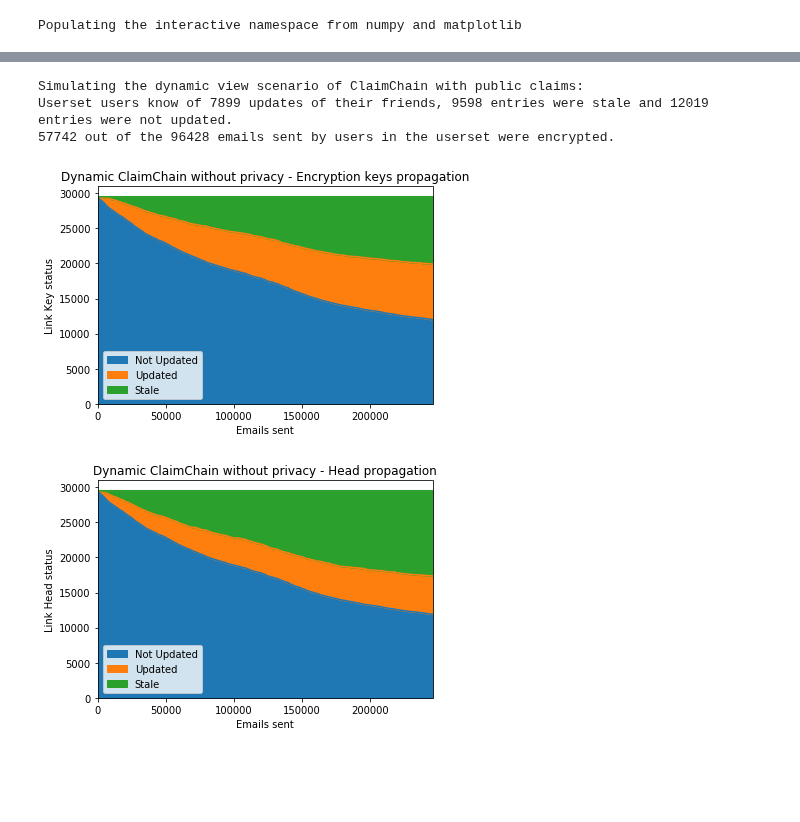
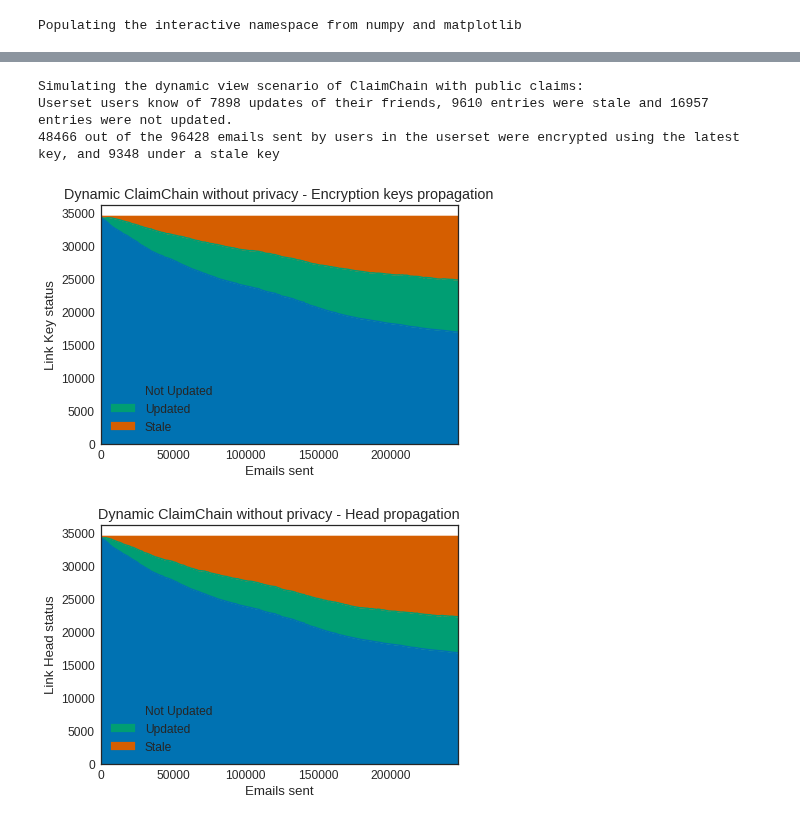
Before and after one commit to claimchain/claimchain-core, a Jupyter notebook: simulations/replay_log.ipynb, the cells around one changed output, grey strips where cells are left out. Drawn from its saved outputs; the diff is of its cells as text; code cells hidden in the pictures; blank space fills up the shorter version.

```diff
--- a/simulations/replay_log.ipynb
+++ b/simulations/replay_log.ipynb
@@ -12,6 +13,10 @@ import pandas as pd
 # %%
 # Set logging level to INFO
 logging.basicConfig(level=logging.DEBUG)
+# %%
+sns.set_context("paper", font_scale=1.5)
+sns.set_style("white")
+sns.set_palette('colorblind', n_colors=4)
 # %%
 class Message:
     '''Class to keep sender, timestamp, public (To/Cc) and hidden (Bcc) recipients of a message
@@ -92,6 +105,7 @@ def eval_propagation(prop_dict, term_index, social_graph, userset):
             # Do not count links derived from emails found in the Sent directories of the users
             # in the userset, when the sender address is not the main one of that user
             if (user, friend) not in prop_dict:
+                not_updated += 1
                 continue
 
             # If entry value is 0, then user did not learn of her friend's updates
@@ -289,6 +315,7 @@ introductions = {}
 
 enc_userset_emails = 0
 sent_userset_emails = 0
+stale_userset_emails = 0
 
 cnt = 0
 kp = pd.DataFrame(columns=('Not Updated', 'Updated', 'Stale'))
@@ -298,7 +325,8 @@ for index, email in enumerate(log):
     public_recipients = email.To | email.Cc - {email.From}
     recipients = public_recipients | email.Bcc - {email.From}
 
-    e_status, sent_userset_emails, enc_userset_emails = update_enc_email_status_cnt(email.From, userset, recipients, local_dict, sent_userset_emails, enc_userset_emails)
+    e_status, sent_userset_emails, enc_userset_emails, stale_userset_emails = \
+      update_enc_email_status_cnt(email.From, userset, recipients, local_dict, sent_userset_emails, enc_userset_emails, stale_userset_emails)
     email_status["stat_priv_claimchain"].append(e_status)
 
     append_block_policy(claim_buffer, email.From, local_dict, public_dict)
@@ -327,12 +355,11 @@ for index, email in enumerate(log):
     for recipient in recipients:
         if recipient not in claim_buffer:
             continue
-        if recipient in introductions[email.From]:
-            for friend in introductions[email.From][recipient]:
-                if ((email.From, friend) in public_dict and (
-                    (recipient, friend) not in local_dict or local_dict[(recipient, friend)][0] < public_dict[(email.From, friend)][0])):
-                    local_dict[(recipient, friend)] = list(public_dict[(email.From, friend)])
-                    claim_buffer[recipient][friend] = list(public_dict[(email.From, friend)])
+        for friend in introductions[email.From][recipient]:
+            if ((email.From, friend) in public_dict and (
+                (recipient, friend) not in local_dict or local_dict[(recipient, friend)][0] < public_dict[(email.From, friend)][0])):
+                local_dict[(recipient, friend)] = list(public_dict[(email.From, friend)])
+                claim_buffer[recipient][friend] = list(public_dict[(email.From, friend)])
 
     if cnt % 100 == 0:
         updated, stale, not_updated = eval_propagation(local_dict, 1, social_graph, userset)
@@ -346,17 +373,20 @@ for index, email in enumerate(log):
 updated, stale, not_updated = eval_propagation(local_dict, 1, social_graph, userset)
 print("Userset users know of %s updates of their friends, %s entries were stale and %s entries were not updated."
       % (updated, stale, not_updated))
-print("%s out of the %s emails sent by users in the userset were encrypted." % (enc_userset_emails, sent_userset_emails))
+print("%s out of the %s emails sent by users in the userset were encrypted using the latest key, and %s under a stale key"
+      % (enc_userset_emails, sent_userset_emails, stale_userset_emails))
 
 kp.plot.area();
 plt.title("Static ClaimChain with privacy - Encryption keys propagation")
 plt.xlabel("Emails sent")
 plt.ylabel("Link Key status")
+plt.savefig("static_claimchain_private_key_links.pdf")
 
 kp.plot.area();
 plt.title("Static ClaimChain with privacy - Head propagation")
 plt.xlabel("Emails sent")
 plt.ylabel("Link Head status")
+plt.savefig("static_claimchain_private_head_links.pdf")
 
 plt.show()
 # %% [output]
@@ -376,6 +406,7 @@ userset, local_dict, public_dict, claim_buffer = prep_static_view(social_graph)
 
 sent_userset_emails = 0
 enc_userset_emails = 0
+stale_userset_emails = 0
 
 cnt = 0
 kp = pd.DataFrame(columns=('Not Updated', 'Updated', 'Stale'))
@@ -395,10 +426,9 @@ for index, email in enumerate(log):
         claim_buffer[email.From][email.From] = list(local_dict[(email.From, email.From)])
         append_block_policy(claim_buffer, email.From, local_dict, public_dict, force=True)
 
-    e_status, sent_userset_emails, enc_userset_emails = update_enc_email_status_cnt(email.From, userset, recipients, local_dict, sent_userset_emails, enc_userset_emails)
+    e_status, sent_userset_emails, enc_userset_emails, stale_userset_emails = \
+      update_enc_email_status_cnt(email.From, userset, recipients, local_dict, sent_userset_emails, enc_userset_emails, stale_userset_emails)
     email_status["dyn_autocrypt"].append(e_status)
-
-    append_block_policy(claim_buffer, email.From, local_dict, public_dict)
 
     # For all recipients, update their local dict entry for the sender
     for recipient in recipients:
@@ -420,17 +450,20 @@ for index, email in enumerate(log):
 updated, stale, not_updated = eval_propagation(local_dict, 1, social_graph, userset)
 print("Userset users know of %s updates of their friends, %s entries were stale and %s entries were not updated."
       % (updated, stale, not_updated))
-print("%s out of the %s emails sent by users in the userset were encrypted." % (enc_userset_emails, sent_userset_emails))
+print("%s out of the %s emails sent by users in the userset were encrypted using the latest key, and %s under a stale key"
+      % (enc_userset_emails, sent_userset_emails, stale_userset_emails))
 
 kp.plot.area();
 plt.title("Dynamic Autocrypt - Encryption keys propagation")
 plt.xlabel("Emails sent")
 plt.ylabel("Link Key status")
+plt.savefig("dynamic_autocrypt_key_links.pdf")
 
 hp.plot.area();
 plt.title("Dynamic Autocrypt - Head propagation")
 plt.xlabel("Emails sent")
 plt.ylabel("Link Head status")
+plt.savefig("dynamic_autocrypt_head_links.pdf")
 
 plt.show()
 # %% [output]
@@ -452,6 +485,7 @@ global_graph, global_userset = make_global_graph(log)
 
 sent_userset_emails = 0
 enc_userset_emails = 0
+stale_userset_emails = 0
 
 cnt = 0
 kp = pd.DataFrame(columns=('Not Updated', 'Updated', 'Stale'))
@@ -471,7 +505,8 @@ for index, email in enumerate(log):
         claim_buffer[email.From][email.From] = list(local_dict[(email.From, email.From)])
         append_block_policy(claim_buffer, email.From, local_dict, public_dict, force=True)
 
-    e_status, sent_userset_emails, enc_userset_emails = update_enc_email_status_cnt(email.From, userset, recipients, local_dict, sent_userset_emails, enc_userset_emails)
+    e_status, sent_userset_emails, enc_userset_emails, stale_userset_emails = \
+    update_enc_email_status_cnt(email.From, userset, recipients, local_dict, sent_userset_emails, enc_userset_emails, stale_userset_emails)
     email_status["dyn_pub_claimchain"].append(e_status)
 
     append_block_policy(claim_buffer, email.From, local_dict, public_dict)
@@ -494,38 +529,41 @@ for index, email in enumerate(log):
                     local_dict[(recipient, friend)][0] < public_dict[(email.From, friend)][0])):
                         local_dict[(recipient, friend)] = list(public_dict[(email.From, friend)])
                         claim_buffer[recipient][email.From] = list(public_dict[email.From, friend])
 
     if cnt % 100 == 0:
         updated, stale, not_updated = eval_propagation(local_dict, 1, social_graph, userset)
         kp.loc[cnt] = [not_updated, updated, stale]
         updated, stale, not_updated = eval_propagation(local_dict, 0, social_graph, userset)
         hp.loc[cnt] = [not_updated, updated, stale]
 
     cnt += 1
 
 
 updated, stale, not_updated = eval_propagation(local_dict, 1, social_graph, userset)
 print("Userset users know of %s updates of their friends, %s entries were stale and %s entries were not updated."
       % (updated, stale, not_updated))
-print("%s out of the %s emails sent by users in the userset were encrypted." % (enc_userset_emails, sent_userset_emails))
+print("%s out of the %s emails sent by users in the userset were encrypted using the latest key, and %s under a stale key"
+      % (enc_userset_emails, sent_userset_emails, stale_userset_emails))
 
 kp.plot.area();
 plt.title("Dynamic ClaimChain without privacy - Encryption keys propagation")
 plt.xlabel("Emails sent")
 plt.ylabel("Link Key status")
+plt.savefig("dynamic_claimchain_public_key_links.pdf")
 
 hp.plot.area();
 plt.title("Dynamic ClaimChain without privacy - Head propagation")
 plt.xlabel("Emails sent")
 plt.ylabel("Link Head status")
+plt.savefig("dynamic_claimchain_public_heads.pdf")
 
 plt.show()
 # %% [output]
 Simulating the dynamic view scenario of ClaimChain with public claims:
-Userset users know of 7899 updates of their friends, 9598 entries were stale and 12019 entries were not updated.
-57742 out of the 96428 emails sent by users in the userset were encrypted.
+Userset users know of 7898 updates of their friends, 9610 entries were stale and 16957 entries were not updated.
+48466 out of the 96428 emails sent by users in the userset were encrypted using the latest key, and 9348 under a stale key
-[figure, old version]
+[figure, new version]
-[figure, old version]
+[figure, new version]
 # %%
 '''Simulate the dynamic view of ClaimChain with support for private claims (introduction mode)
 
```
Also changed, not shown: parts of 8 cells of this notebook, 1 other file.
